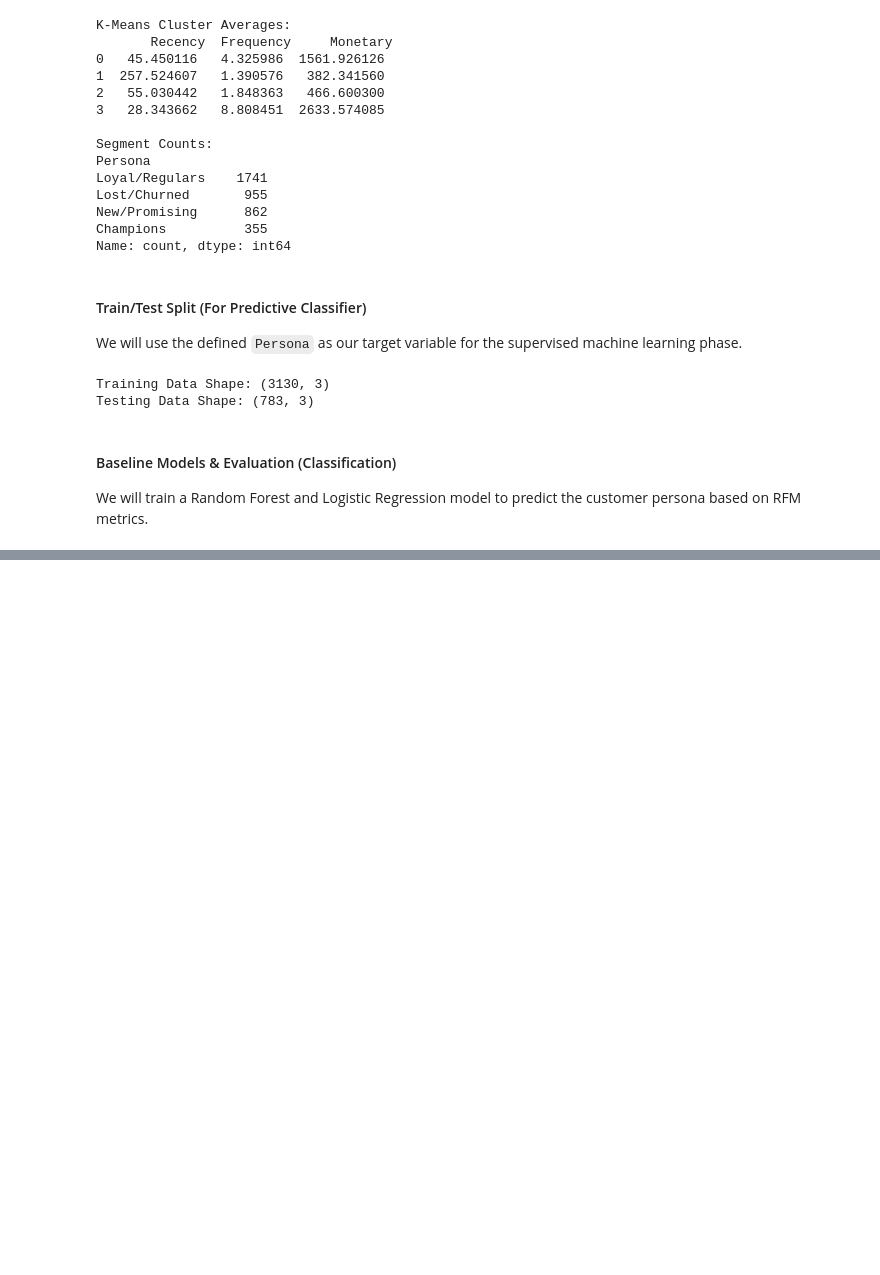
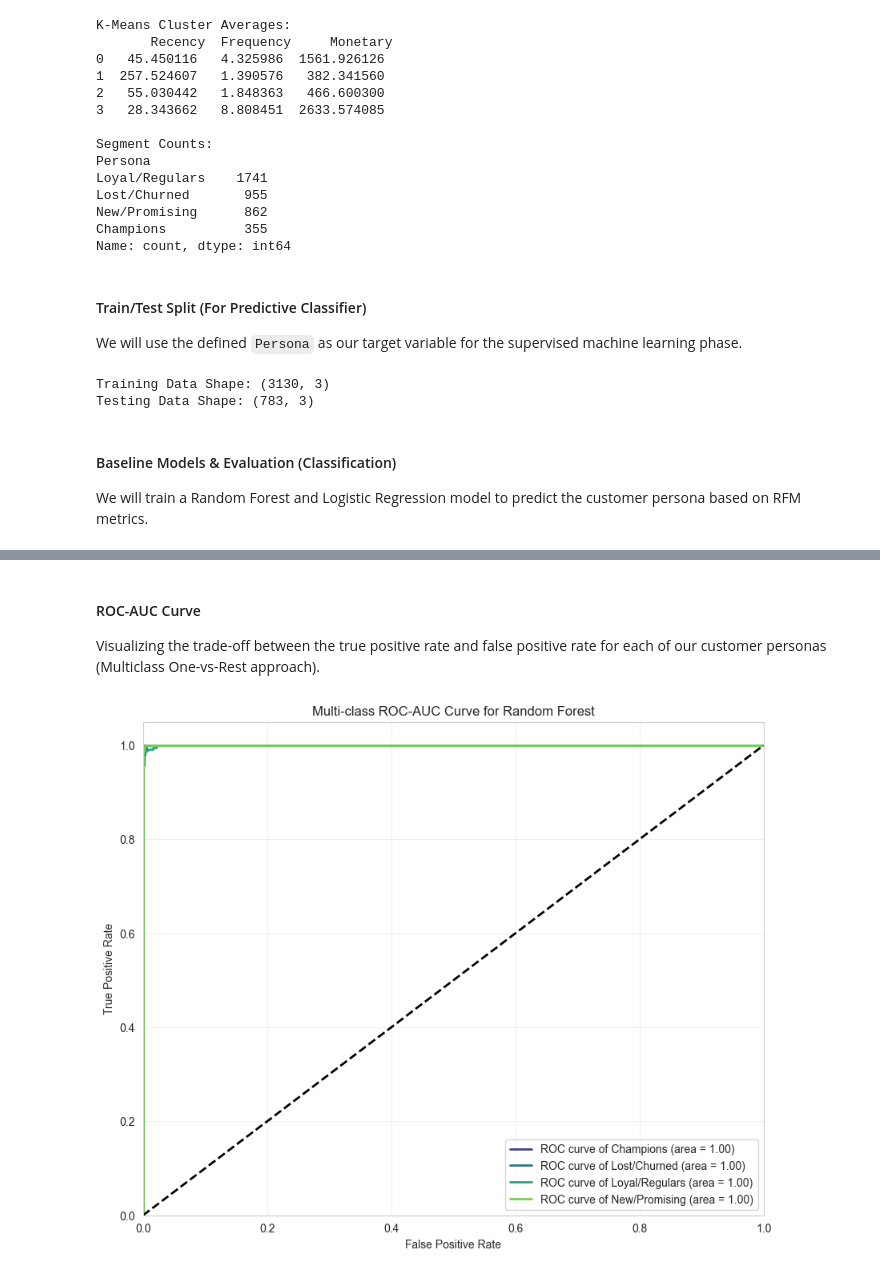
Before and after one commit to AhammedSameer46/AI-Powered-E-commerce-Customer-Intelligence-System, a Jupyter notebook: notebook1/E_commerce_Segmentation.ipynb, the cells around one changed output, grey strips where cells are left out. Cells and saved outputs as stored; diff of their text form; code cells hidden in the pictures; blank space fills up the shorter version.

```diff
--- a/notebook1/E_commerce_Segmentation.ipynb
+++ b/notebook1/E_commerce_Segmentation.ipynb
@@ -295,0 +427,42 @@ We will train a Random Forest and Logistic Regression model to predict the custo
+# %% [markdown]
+#### ROC-AUC Curve
+Visualizing the trade-off between the true positive rate and false positive rate for each of our customer personas (Multiclass One-vs-Rest approach).
+# %%
+from sklearn.preprocessing import label_binarize
+from sklearn.metrics import roc_curve, auc
+
+# Binarize the output for multi-class ROC calculation
+classes = best_rf_clf.classes_
+y_test_bin = label_binarize(y_test, classes=classes)
+n_classes = y_test_bin.shape[1]
+
+# Predict probabilities
+y_score = best_rf_clf.predict_proba(X_test)
+
+# Compute ROC curve and ROC area for each class
+fpr = dict()
+tpr = dict()
+roc_auc = dict()
+for i in range(n_classes):
+    fpr[i], tpr[i], _ = roc_curve(y_test_bin[:, i], y_score[:, i])
+    roc_auc[i] = auc(fpr[i], tpr[i])
+
+# Plot all ROC curves
+plt.figure(figsize=(10, 8))
+colors = sns.color_palette('viridis', n_colors=n_classes)
+
+for i, color in zip(range(n_classes), colors):
+    plt.plot(fpr[i], tpr[i], color=color, lw=2,
+             label=f'ROC curve of {classes[i]} (area = {roc_auc[i]:0.2f})')
+
+plt.plot([0, 1], [0, 1], 'k--', lw=2) # Diagonal random guess line
+plt.xlim([0.0, 1.0])
+plt.ylim([0.0, 1.05])
+plt.xlabel('False Positive Rate')
+plt.ylabel('True Positive Rate')
+plt.title('Multi-class ROC-AUC Curve for Random Forest')
+plt.legend(loc="lower right")
+plt.grid(alpha=0.3)
+plt.show()
+# %% [output]
+[figure, added]
```
Also changed, not shown: parts of 12 cells of this notebook.
